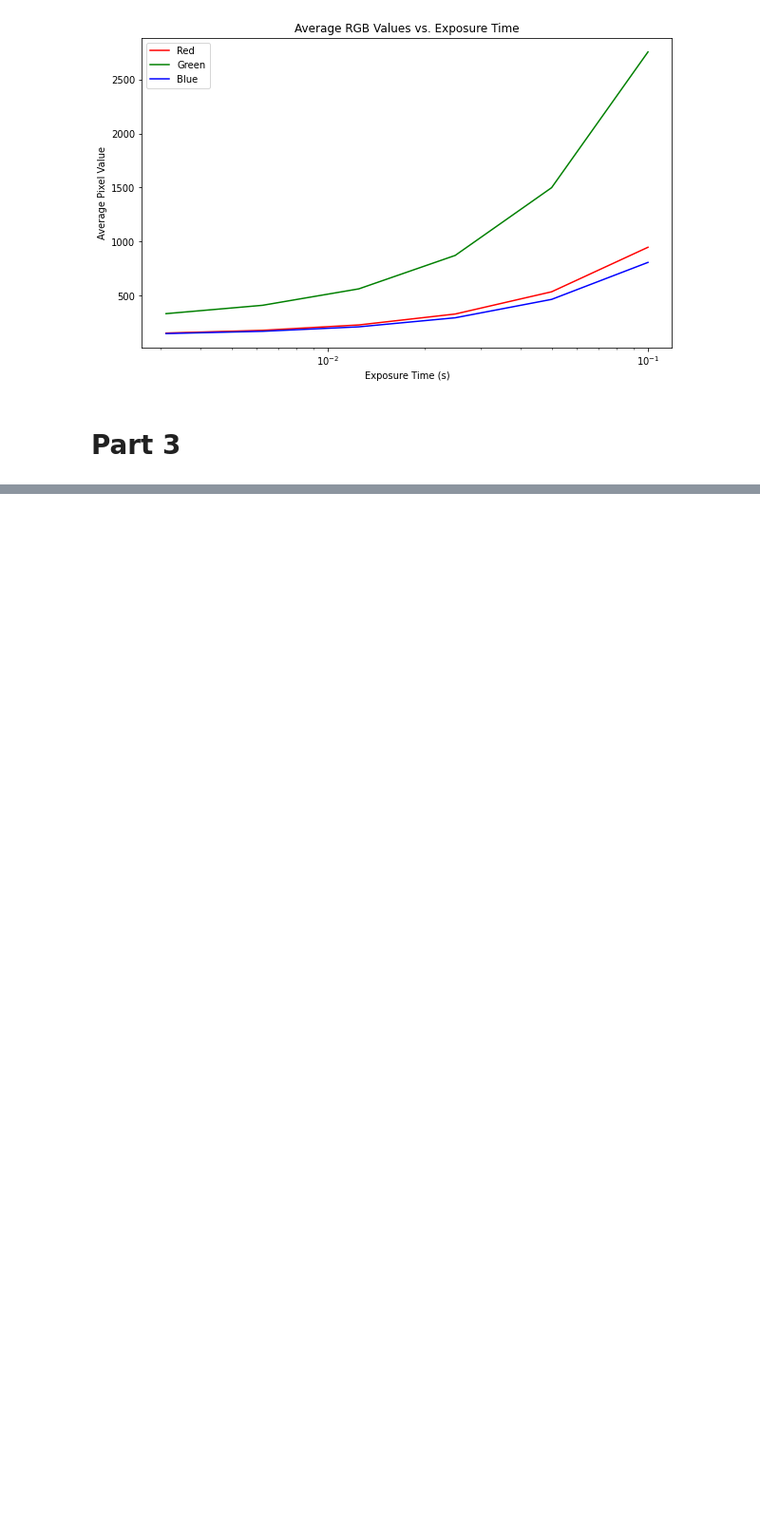
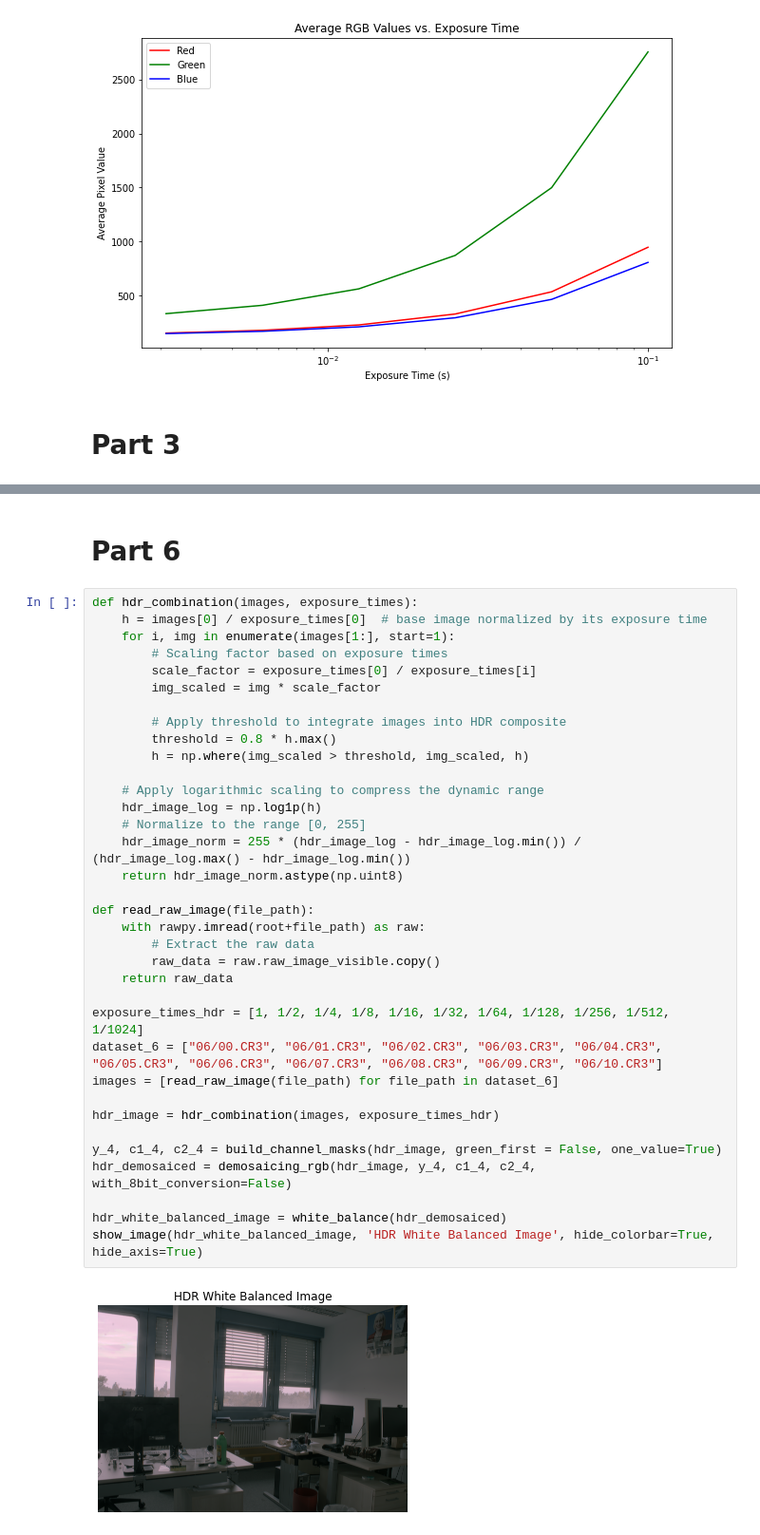
Before and after one commit to samasadii/computer-vision-project, a Jupyter notebook: exercise2/main.ipynb, the cells around one changed output, grey strips where cells are left out. Shown at 95% size. Drawn from its saved outputs; the diff is of its cells as text; blank space fills up the shorter version.

```diff
--- a/exercise2/main.ipynb
+++ b/exercise2/main.ipynb
@@ -177,3 +188,42 @@ white_balanced_image = white_balance(gamma_corrected_image)
 show_image(white_balanced_image, 'White Balanced Image', hide_colorbar=True, hide_axis=True)
 # %% [output]
 [figure]
+# %% [markdown]
+# Part 6
+# %%
+def hdr_combination(images, exposure_times):
+    h = images[0] / exposure_times[0]  # base image normalized by its exposure time
+    for i, img in enumerate(images[1:], start=1):
+        # Scaling factor based on exposure times
+        scale_factor = exposure_times[0] / exposure_times[i]
+        img_scaled = img * scale_factor
+
+        # Apply threshold to integrate images into HDR composite
+        threshold = 0.8 * h.max()
+        h = np.where(img_scaled > threshold, img_scaled, h)
+
+    # Apply logarithmic scaling to compress the dynamic range
+    hdr_image_log = np.log1p(h)
+    # Normalize to the range [0, 255]
+    hdr_image_norm = 255 * (hdr_image_log - hdr_image_log.min()) / (hdr_image_log.max() - hdr_image_log.min())
+    return hdr_image_norm.astype(np.uint8)
+
+def read_raw_image(file_path):
+    with rawpy.imread(root+file_path) as raw:
+        # Extract the raw data
+        raw_data = raw.raw_image_visible.copy()
+    return raw_data
+
+exposure_times_hdr = [1, 1/2, 1/4, 1/8, 1/16, 1/32, 1/64, 1/128, 1/256, 1/512, 1/1024]
+dataset_6 = ["06/00.CR3", "06/01.CR3", "06/02.CR3", "06/03.CR3", "06/04.CR3", "06/05.CR3", "06/06.CR3", "06/07.CR3", "06/08.CR3", "06/09.CR3", "06/10.CR3"]
+images = [read_raw_image(file_path) for file_path in dataset_6]
+
+hdr_image = hdr_combination(images, exposure_times_hdr)
+
+y_4, c1_4, c2_4 = build_channel_masks(hdr_image, green_first = False, one_value=True)
+hdr_demosaiced = demosaicing_rgb(hdr_image, y_4, c1_4, c2_4, with_8bit_conversion=False)
+
+hdr_white_balanced_image = white_balance(hdr_demosaiced)
+show_image(hdr_white_balanced_image, 'HDR White Balanced Image', hide_colorbar=True, hide_axis=True)
+# %% [output]
+[figure, added]
```
Also changed, not shown: parts of 8 cells of this notebook, 2 other files.
